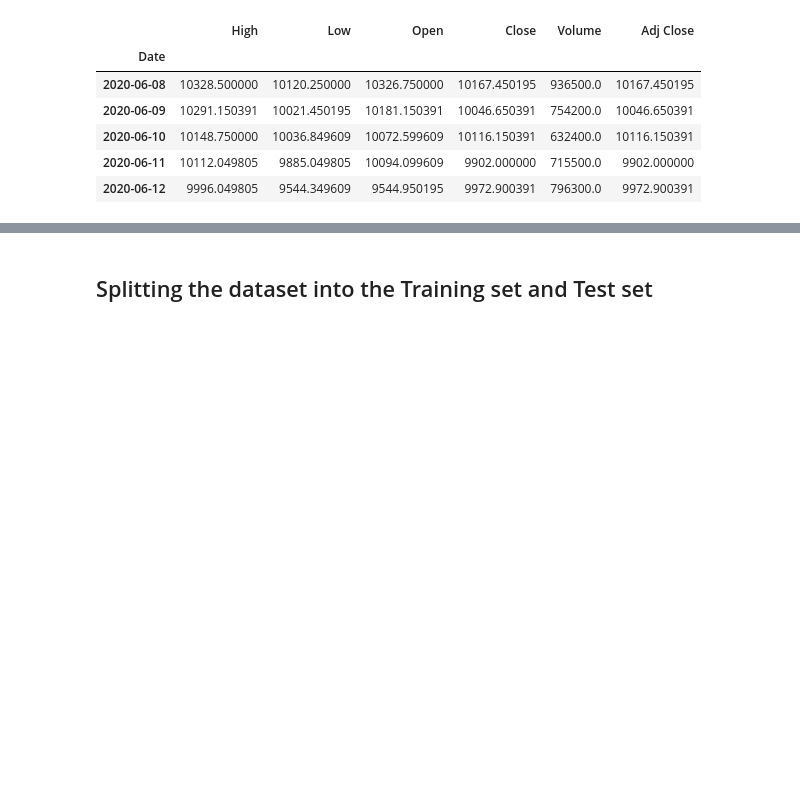
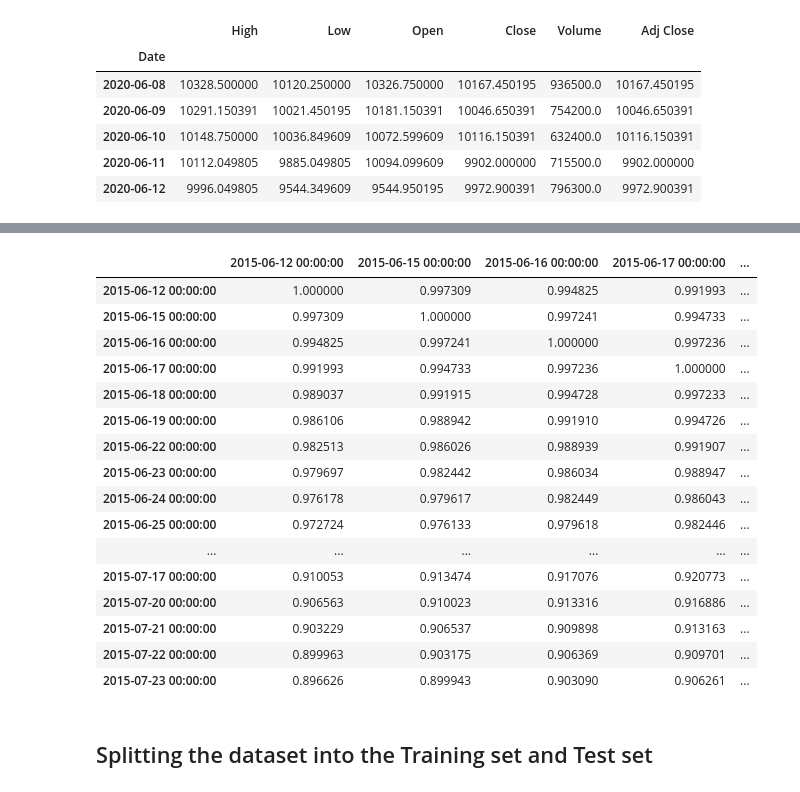
Before and after one commit to provats/NIFTY-Timeseries-prediction, a Jupyter notebook: Regression/Support Vector Regression (SVR)/support_vector_regression.ipynb, the cells around one changed output, grey strips where cells are left out. Saved outputs shown, nothing was run; the diff lists cells and outputs as text; code cells hidden in the pictures; blank space fills up the shorter version.

```diff
--- a/Regression/Support Vector Regression (SVR)/support_vector_regression.ipynb
+++ b/Regression/Support Vector Regression (SVR)/support_vector_regression.ipynb
@@ -39,6 +53,29 @@ X = X.transpose()
 X.index=data.tail(X.shape[0]).index
 X = pd.concat([X,data[['Adj Close']].tail(X.shape[0])],axis = 1, sort = False)
 X.drop(['Adj Close'],axis=1,inplace=True)
+# %%
+rs = np.random.RandomState(0)
+df = pd.DataFrame(rs.rand(10, 10))
+corr = X.corr()
+corr.style.background_gradient(cmap='coolwarm')
+# %% [output]
+|  | 2015-06-12 00:00:00 | 2015-06-15 00:00:00 | 2015-06-16 00:00:00 | 2015-06-17 00:00:00 | ... |
+| 2015-06-12 00:00:00 | 1.000000 | 0.997309 | 0.994825 | 0.991993 | ... |
+| 2015-06-15 00:00:00 | 0.997309 | 1.000000 | 0.997241 | 0.994733 | ... |
+| 2015-06-16 00:00:00 | 0.994825 | 0.997241 | 1.000000 | 0.997236 | ... |
+| 2015-06-17 00:00:00 | 0.991993 | 0.994733 | 0.997236 | 1.000000 | ... |
+| 2015-06-18 00:00:00 | 0.989037 | 0.991915 | 0.994728 | 0.997233 | ... |
+| 2015-06-19 00:00:00 | 0.986106 | 0.988942 | 0.991910 | 0.994726 | ... |
+| 2015-06-22 00:00:00 | 0.982513 | 0.986026 | 0.988939 | 0.991907 | ... |
+| 2015-06-23 00:00:00 | 0.979697 | 0.982442 | 0.986034 | 0.988947 | ... |
+| 2015-06-24 00:00:00 | 0.976178 | 0.979617 | 0.982449 | 0.986043 | ... |
+| 2015-06-25 00:00:00 | 0.972724 | 0.976133 | 0.979618 | 0.982446 | ... |
+| ... | ... | ... | ... | ... | ... |
+| 2015-07-17 00:00:00 | 0.910053 | 0.913474 | 0.917076 | 0.920773 | ... |
+| 2015-07-20 00:00:00 | 0.906563 | 0.910023 | 0.913316 | 0.916886 | ... |
+| 2015-07-21 00:00:00 | 0.903229 | 0.906537 | 0.909898 | 0.913163 | ... |
+| 2015-07-22 00:00:00 | 0.899963 | 0.903175 | 0.906369 | 0.909701 | ... |
+| 2015-07-23 00:00:00 | 0.896626 | 0.899943 | 0.903090 | 0.906261 | ... |
 # %%
 y = data[['Adj Close']].tail(X.shape[0])
 y=y.rename(columns={'Adj Close': 'Close'})
```
Also changed, not shown: parts of 12 cells of this notebook.
